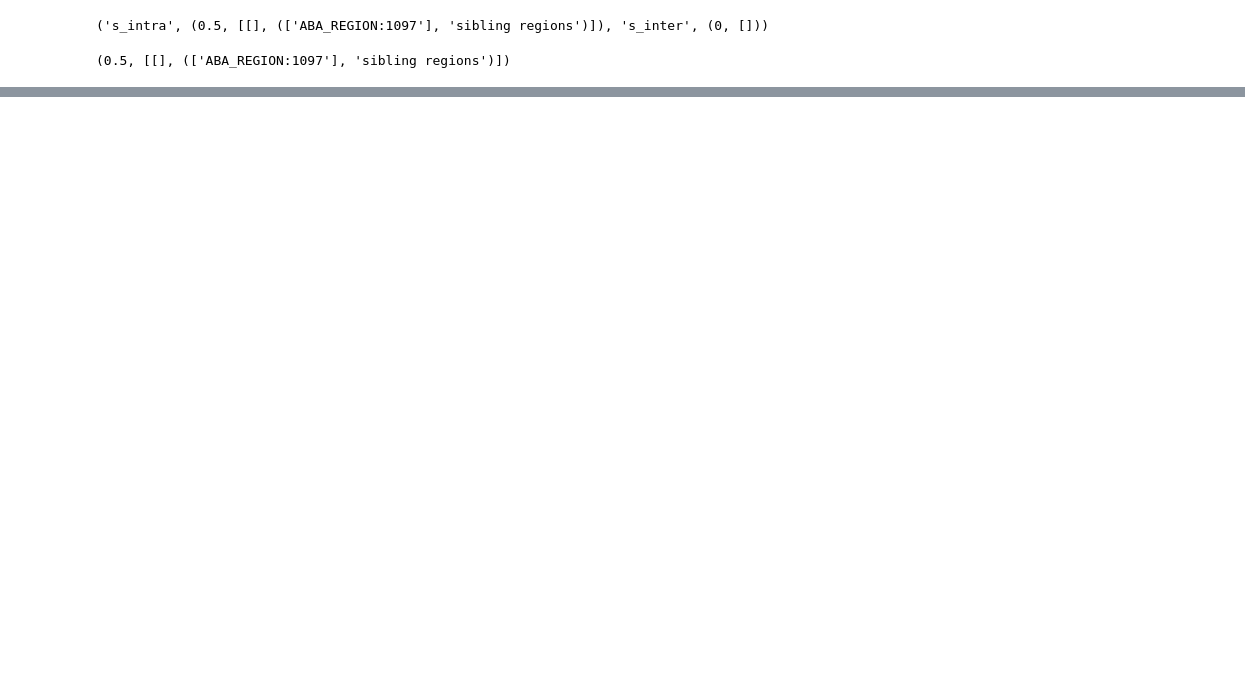
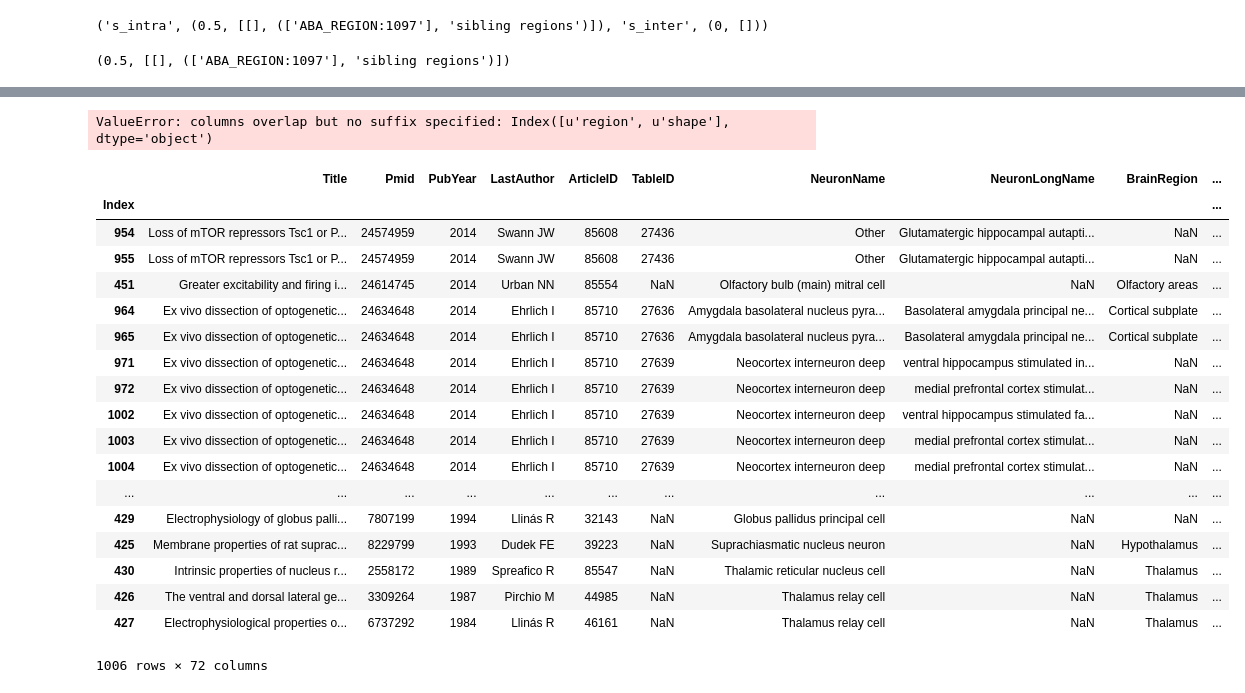
Before and after one commit to renaud/neuroNER, a Jupyter notebook: similarity/api_demo.ipynb, the cells around one changed output, grey strips where cells are left out. Drawn from its saved outputs; the diff is of its cells as text; code cells hidden in the pictures; blank space fills up the shorter version.

```diff
--- a/similarity/api_demo.ipynb
+++ b/similarity/api_demo.ipynb
@@ -48,7 +23,7 @@ s = Sherlok('neuroner')
 
 from similarity import _cleanup, _normalize
 
-neuron_name = 'somatostatin-expressing with depolarizing fast spiking AHP Layer 5a pyramidal cell'
+neuron_name = 'Neocortex corticostriatal NPY somatostatin-expressing with depolarizing fast spiking AHP Layer 5a pyramidal cell'
 r = s.annotate(neuron_name)
 #annot_list = format_annots(neuron_name, r.annotations)
 al = _cleanup(r.annotations, neuron_name)
@@ -177,0 +60,21 @@ Name: acronym, dtype: object, 'synonym': ['"Ventral auditory area, layer 6b" []'
+# %%
+# use sherlok to annotate each curated neuron mention in neuroelectro
+annot_vec = []
+dict_list = []
+for index, row in table.iterrows():
+    neuron_name = row['NeuronLongName']
+
+    # if no neuron long name, use neurolex neuron name (should always be available)
+    if pd.isnull(neuron_name):
+        neuron_name = row['NeuronName']
+    # annotate using sherlok
+    r = s.annotate(neuron_name)
+    cleaned_annotations = _cleanup(r.annotations, neuron_name)
+    short_annots = _normalize(cleaned_annotations, shorten = True)
+    temp_dict = annots_to_dict(cleaned_annotations)
+    temp_dict['short_name'] = short_annots
+    temp_dict['id'] = index
+    dict_list.append(temp_dict)
+
+#     f = format_annots(neuron_name, r.annotations)
+#     annot_vec.append((neuron_name, f))
@@ -177,0 +90,6 @@ Name: acronym, dtype: object, 'synonym': ['"Ventral auditory area, layer 6b" []'
+# %%
+col_names = [n[1] for n in name_spaces]
+col_names.append('projection')
+
+df = pd.DataFrame.from_records(dict_list, index = 'id')
+df
@@ -177,0 +102,4 @@ Name: acronym, dtype: object, 'synonym': ['"Ventral auditory area, layer 6b" []'
+# %%
+table = table.join(df)
+# %% [output]
+ValueError: columns overlap but no suffix specified: Index([u'region', u'shape'], dtype='object')
@@ -177,0 +108,22 @@ Name: acronym, dtype: object, 'synonym': ['"Ventral auditory area, layer 6b" []'
+# %%
+table
+# %% [output]
+|  | Title | Pmid | PubYear | LastAuthor | ArticleID | TableID | NeuronName | NeuronLongName | BrainRegion | ... |
+| Index |  |  |  |  |  |  |  |  |  | ... |
+| 954 | Loss of mTOR repressors Tsc1 or P... | 24574959 | 2014 | Swann JW | 85608 | 27436 | Other | Glutamatergic hippocampal autapti... | NaN | ... |
+| 955 | Loss of mTOR repressors Tsc1 or P... | 24574959 | 2014 | Swann JW | 85608 | 27436 | Other | Glutamatergic hippocampal autapti... | NaN | ... |
+| 451 | Greater excitability and firing i... | 24614745 | 2014 | Urban NN | 85554 | NaN | Olfactory bulb (main) mitral cell | NaN | Olfactory areas | ... |
+| 964 | Ex vivo dissection of optogenetic... | 24634648 | 2014 | Ehrlich I | 85710 | 27636 | Amygdala basolateral nucleus pyra... | Basolateral amygdala principal ne... | Cortical subplate | ... |
+| 965 | Ex vivo dissection of optogenetic... | 24634648 | 2014 | Ehrlich I | 85710 | 27636 | Amygdala basolateral nucleus pyra... | Basolateral amygdala principal ne... | Cortical subplate | ... |
+| 971 | Ex vivo dissection of optogenetic... | 24634648 | 2014 | Ehrlich I | 85710 | 27639 | Neocortex interneuron deep | ventral hippocampus stimulated in... | NaN | ... |
+| 972 | Ex vivo dissection of optogenetic... | 24634648 | 2014 | Ehrlich I | 85710 | 27639 | Neocortex interneuron deep | medial prefrontal cortex stimulat... | NaN | ... |
+| 1002 | Ex vivo dissection of optogenetic... | 24634648 | 2014 | Ehrlich I | 85710 | 27639 | Neocortex interneuron deep | ventral hippocampus stimulated fa... | NaN | ... |
+| 1003 | Ex vivo dissection of optogenetic... | 24634648 | 2014 | Ehrlich I | 85710 | 27639 | Neocortex interneuron deep | medial prefrontal cortex stimulat... | NaN | ... |
+| 1004 | Ex vivo dissection of optogenetic... | 24634648 | 2014 | Ehrlich I | 85710 | 27639 | Neocortex interneuron deep | medial prefrontal cortex stimulat... | NaN | ... |
+| ... | ... | ... | ... | ... | ... | ... | ... | ... | ... | ... |
+| 429 | Electrophysiology of globus palli... | 7807199 | 1994 | Llinás R | 32143 | NaN | Globus pallidus principal cell | NaN | NaN | ... |
+| 425 | Membrane properties of rat suprac... | 8229799 | 1993 | Dudek FE | 39223 | NaN | Suprachiasmatic nucleus neuron | NaN | Hypothalamus | ... |
+| 430 | Intrinsic properties of nucleus r... | 2558172 | 1989 | Spreafico R | 85547 | NaN | Thalamic reticular nucleus cell | NaN | Thalamus | ... |
+| 426 | The ventral and dorsal lateral ge... | 3309264 | 1987 | Pirchio M | 44985 | NaN | Thalamus relay cell | NaN | Thalamus | ... |
+| 427 | Electrophysiological properties o... | 6737292 | 1984 | Llinás R | 46161 | NaN | Thalamus relay cell | NaN | Thalamus | ... |
+1006 rows × 72 columns
```
Also changed, not shown: parts of 15 cells of this notebook, 2 other files.
